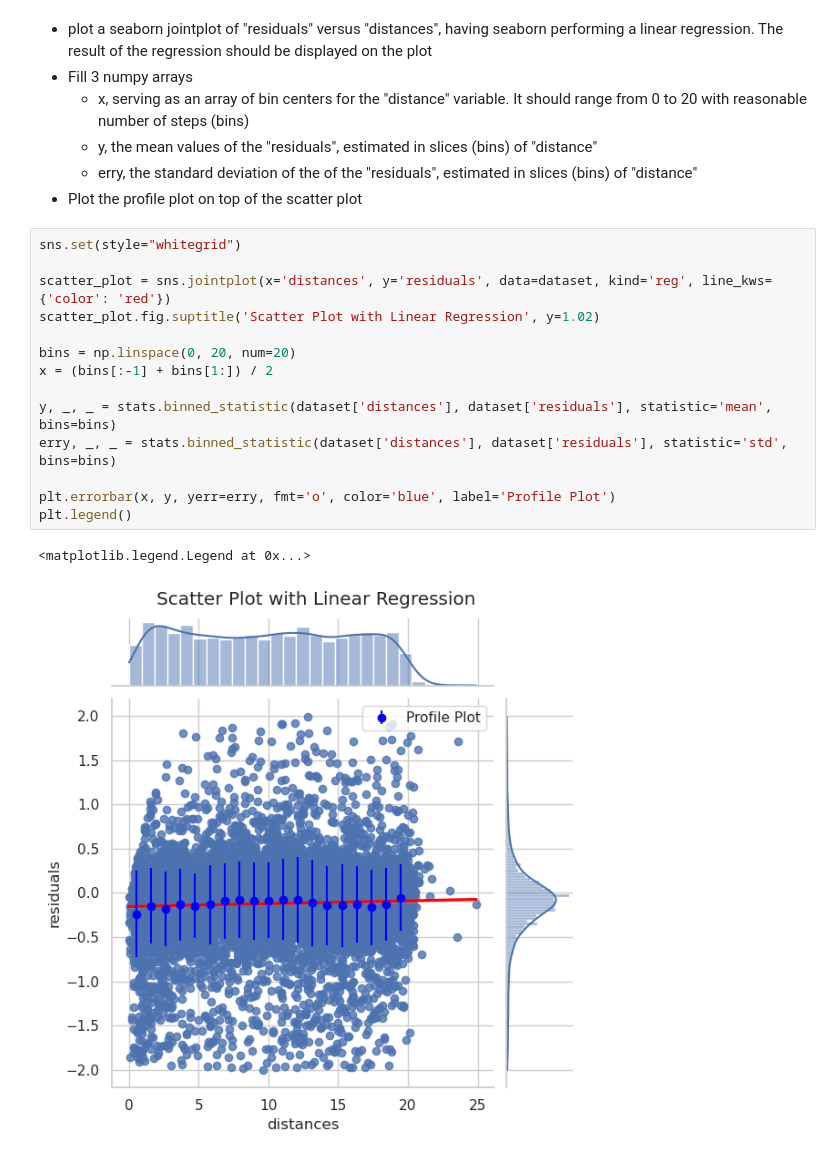
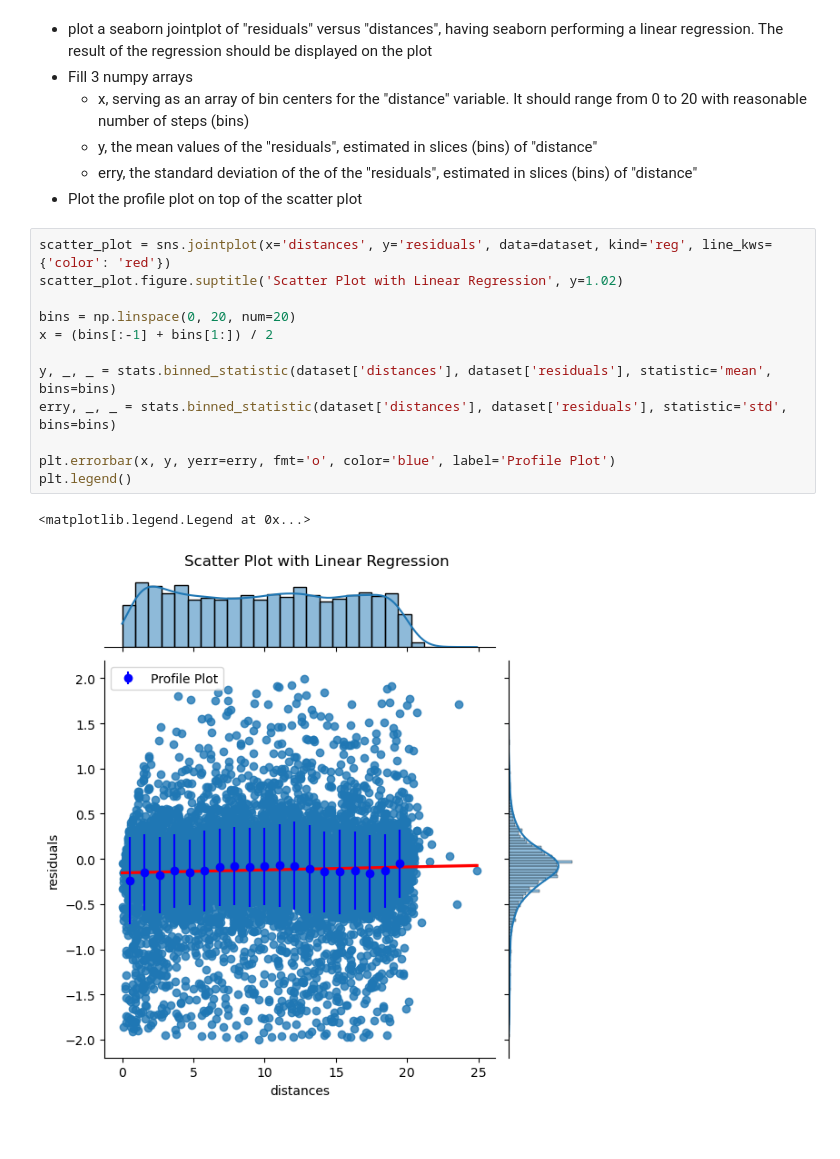
Before and after one commit to Kallo27/LaboratoryOfComputationalPhysics_Y6, a Jupyter notebook: 07ex/07ex_Visualization.ipynb, the cells around one changed output. Saved outputs shown, nothing was run; the diff lists cells and outputs as text.

```diff
--- a/07ex/07ex_Visualization.ipynb
+++ b/07ex/07ex_Visualization.ipynb
@@ -188,19 +188,17 @@ LinregressResult(slope=0.003259770122030576, intercept=-0.15432816763069465, rva
   * erry, the standard deviation of the  of the "residuals", estimated in slices (bins) of "distance"
 * Plot the profile plot on top of the scatter plot
 # %%
-sns.set(style="whitegrid")
-
 scatter_plot = sns.jointplot(x='distances', y='residuals', data=dataset, kind='reg', line_kws={'color': 'red'})
-scatter_plot.fig.suptitle('Scatter Plot with Linear Regression', y=1.02)
+scatter_plot.figure.suptitle('Scatter Plot with Linear Regression', y=1.02)
 
 bins = np.linspace(0, 20, num=20)
 x = (bins[:-1] + bins[1:]) / 2
 
 y, _, _ = stats.binned_statistic(dataset['distances'], dataset['residuals'], statistic='mean', bins=bins)
 erry, _, _ = stats.binned_statistic(dataset['distances'], dataset['residuals'], statistic='std', bins=bins)
 
 plt.errorbar(x, y, yerr=erry, fmt='o', color='blue', label='Profile Plot')
 plt.legend()
 # %% [output]
 <matplotlib.legend.Legend at 0x...>
-[figure, old version]
+[figure, new version]
```
Also changed, not shown: parts of 4 cells of this notebook, 2 other files.
